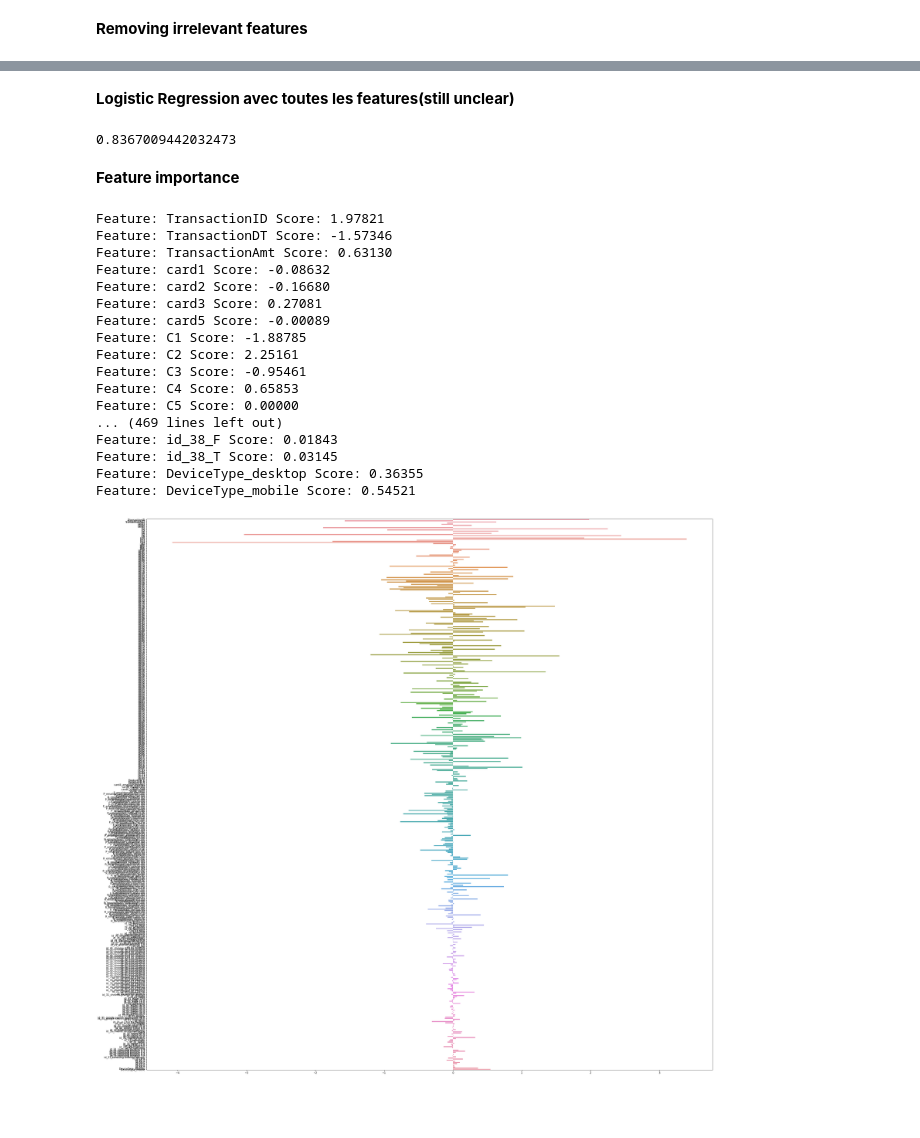
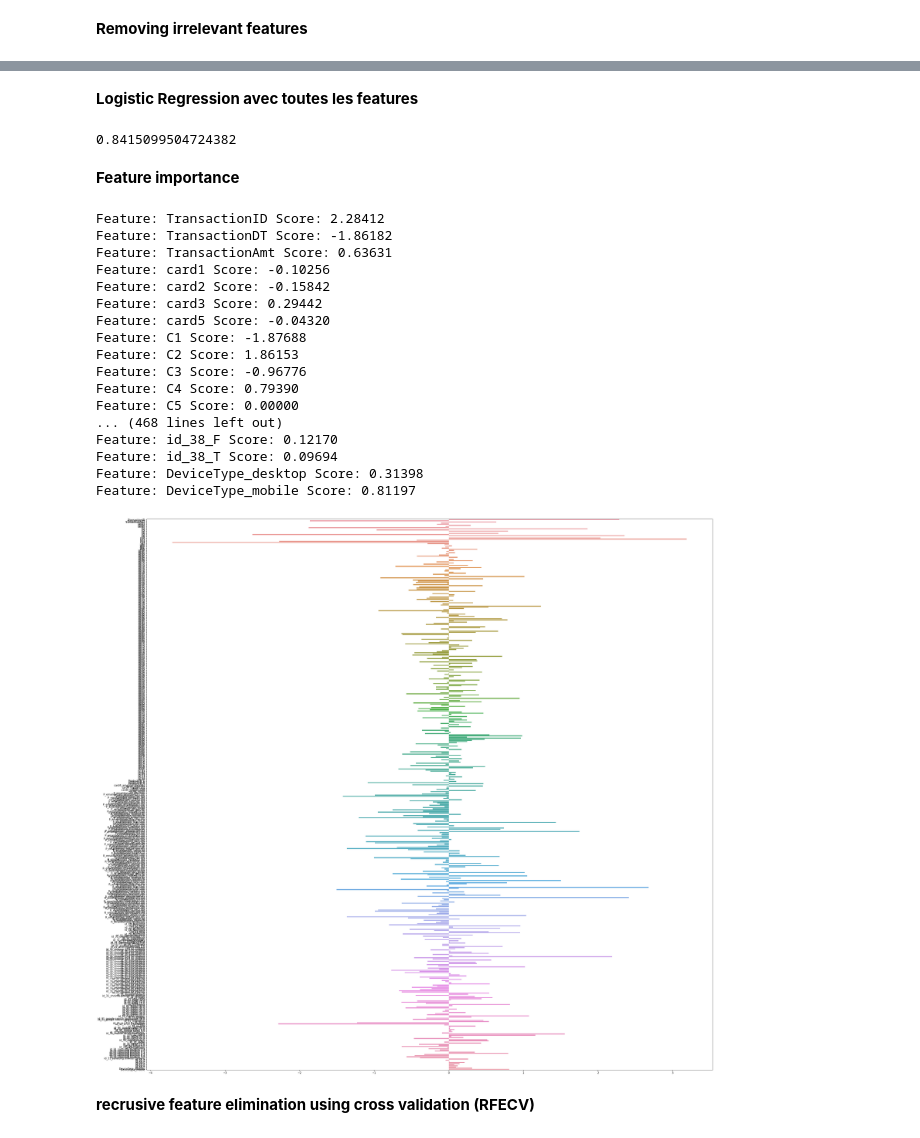
Before and after one commit to trodrigue1304/Fraud_detection_algorithm, a Jupyter notebook: source.ipynb, the cells around one changed output, grey strips where cells are left out. Drawn from its saved outputs; the diff is of its cells as text; code cells hidden in the pictures; blank space fills up the shorter version.

Commit message:
RFECV UPDATED

```diff
--- a/source.ipynb
+++ b/source.ipynb
@@ -661,5 +657,5 @@ cv_scores.mean()#verification que le score reste le meme
 # %% [markdown]
-**Logistic Regression avec toutes les features(still unclear)**
+**Logistic Regression avec toutes les features**
 # %%
 sites = ['ProductCD','card4','card6','P_emaildomain','R_emaildomain', 'id_12', 'id_15', 'id_16', 'id_28', 'id_29', 'id_31', 'id_35', 'id_36', 'id_37','id_38','DeviceType']
 train1=train_imputed.drop(sites,axis=1)
@@ -667,44 +663,47 @@ Y_train=train1['isFraud'].astype('int')
 X_train=train1.drop('isFraud',axis=1)
 X1_train=pd.merge(X_train,pd.get_dummies(train_imputed[sites]),right_index=True,left_index=True)
 scaler=preprocessing.StandardScaler()
-X_train_st1=scaler.fit_transform(X1_train)
+X_train_st=scaler.fit_transform(X_train)
+X0_train=pd.merge(pd.DataFrame(X_train_st),pd.get_dummies(train_imputed[sites]),right_index=True,left_index=True)
 # %%
 logit=LogisticRegression(C=1,random_state=42)
-cv_scores = cross_val_score(logit, X_train_st1, Y_train, cv=5, scoring='roc_auc')
+cv_scores = cross_val_score(logit, X0_train, Y_train, cv=5, scoring='roc_auc')
 cv_scores.mean()
 # %% [output]
-0.8367009442032473
+0.8415099504724382
 # %% [markdown]
 **Feature importance**
 # %%
-logit.fit(X_train_st1,Y_train)
+logit.fit(X0_train,Y_train)
 importance = logit.coef_[0]
 imp=np.zeros(len(importance))
 #summarize feature importance
 for i,v in enumerate(importance):
 	print('Feature:',list(X1_train.columns)[i],'Score: %.5f' % (v))
 #plot feature importance
 for i,v in enumerate(importance):
   imp[i]='%.5f' % (v)
 fig_dims = (40, 40)
 fig, ax = plt.subplots(figsize=fig_dims)
 ax = sns.barplot(x=imp, y=list(X1_train.columns),ax=ax)
 # %% [output]
-Feature: TransactionID Score: 1.97821
-Feature: TransactionDT Score: -1.57346
-Feature: TransactionAmt Score: 0.63130
-Feature: card1 Score: -0.08632
-Feature: card2 Score: -0.16680
-Feature: card3 Score: 0.27081
-Feature: card5 Score: -0.00089
-Feature: C1 Score: -1.88785
-Feature: C2 Score: 2.25161
-Feature: C3 Score: -0.95461
-Feature: C4 Score: 0.65853
+Feature: TransactionID Score: 2.28412
+Feature: TransactionDT Score: -1.86182
+Feature: TransactionAmt Score: 0.63631
+Feature: card1 Score: -0.10256
+Feature: card2 Score: -0.15842
+Feature: card3 Score: 0.29442
+Feature: card5 Score: -0.04320
+Feature: C1 Score: -1.87688
+Feature: C2 Score: 1.86153
+Feature: C3 Score: -0.96776
+Feature: C4 Score: 0.79390
 Feature: C5 Score: 0.00000
-... (469 lines left out)
-Feature: id_38_F Score: 0.01843
-Feature: id_38_T Score: 0.03145
-Feature: DeviceType_desktop Score: 0.36355
-Feature: DeviceType_mobile Score: 0.54521
+... (468 lines left out)
+Feature: id_38_F Score: 0.12170
+Feature: id_38_T Score: 0.09694
+Feature: DeviceType_desktop Score: 0.31398
+Feature: DeviceType_mobile Score: 0.81197
-[figure, old version]
+[figure, new version]
+# %% [markdown]
+**recrusive feature elimination using cross validation (RFECV)**
```
Also changed, not shown: parts of 32 cells of this notebook.
